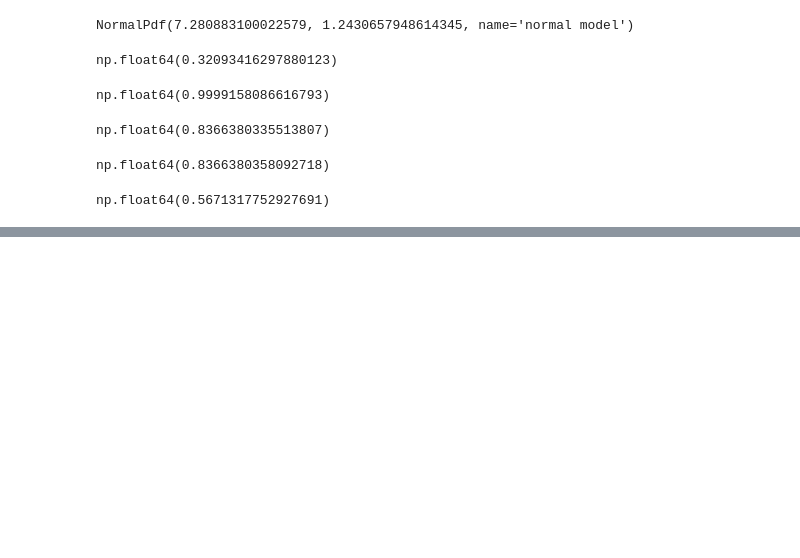
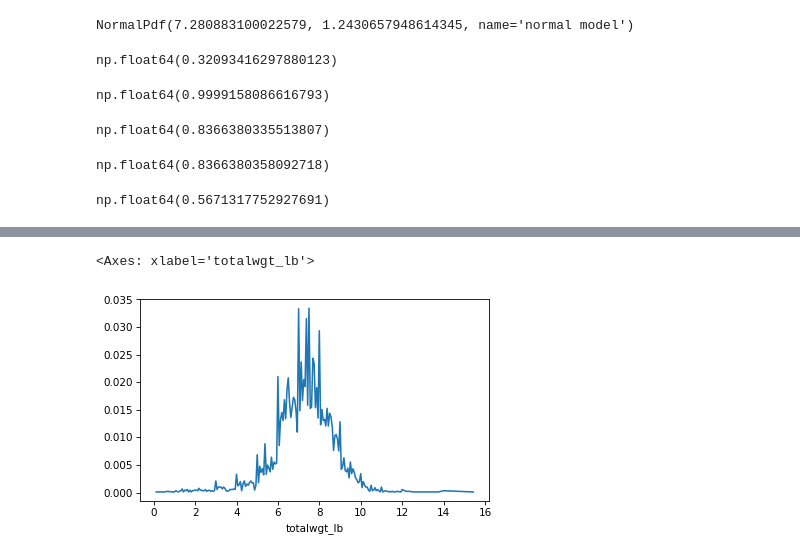
Before and after one commit to lochnes-007/EDA, a Jupyter notebook: nsfg.ipynb, the cells around one changed output, grey strips where cells are left out. Drawn from its saved outputs; the diff is of its cells as text; code cells hidden in the pictures; blank space fills up the shorter version.

```diff
--- a/nsfg.ipynb
+++ b/nsfg.ipynb
@@ -1326,0 +1355,5 @@ np.float64(0.5671317752927691)
+# %%
+pmf_birth_weight.plot()
+# %% [output]
+<Axes: xlabel='totalwgt_lb'>
+[figure, added]
```
Also changed, not shown: parts of 8 cells of this notebook.
